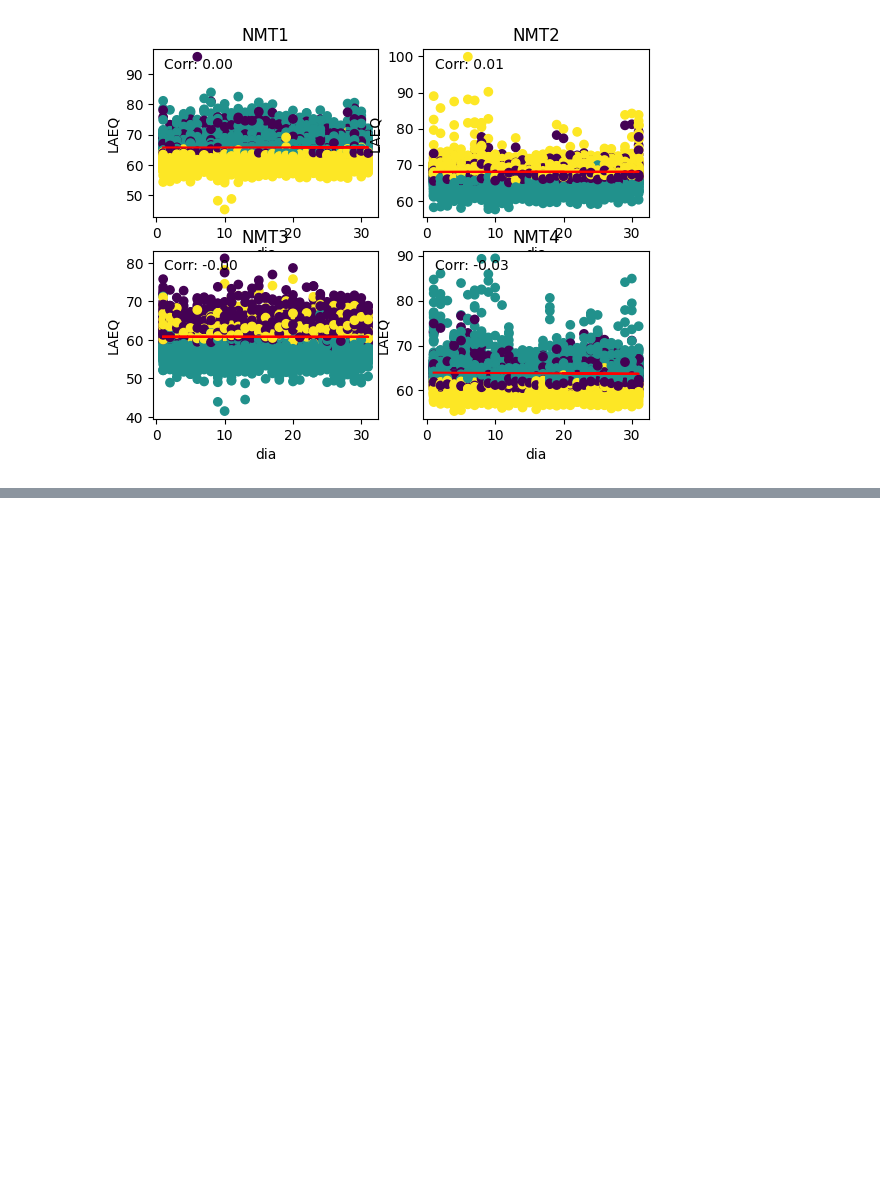
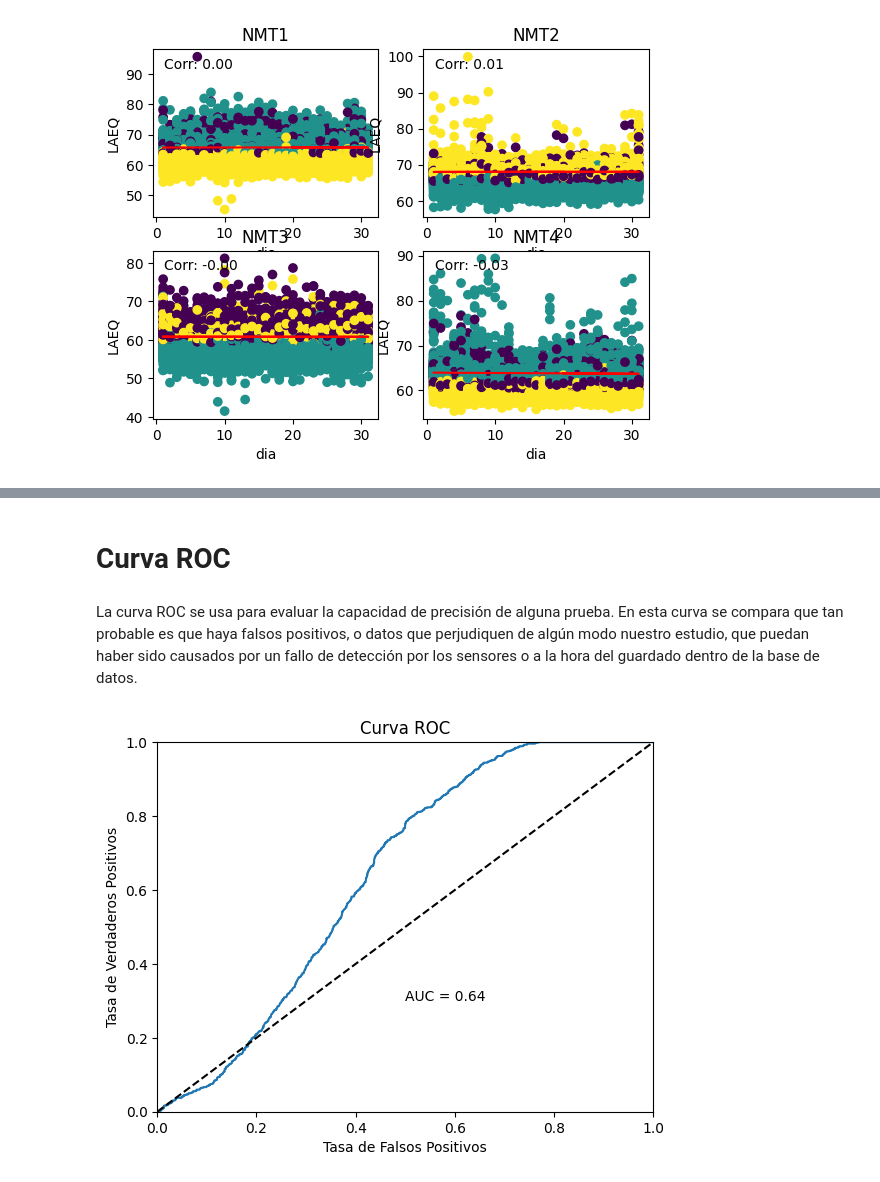
Before and after one commit to RubenGenillo/Proyecto_CONVIVE_Grupo3_repositorio, a Jupyter notebook: codigo coil/nb__2/Actividad4.ipynb, the cells around one changed output, grey strips where cells are left out. Drawn from its saved outputs; the diff is of its cells as text; code cells hidden in the pictures; blank space fills up the shorter version.

```diff
--- a/codigo coil/nb__2/Actividad4.ipynb
+++ b/codigo coil/nb__2/Actividad4.ipynb
@@ -475,0 +620,43 @@ nx.draw(G, with_labels=True, node_color='lightblue', edge_color='gray')
+# %% [markdown]
+# Curva ROC
+# %% [markdown]
+La curva ROC se usa para evaluar la capacidad de precisión de alguna prueba. En esta curva se compara que tan probable es que haya falsos positivos, o datos que perjudiquen de algún modo nuestro estudio, que puedan haber sido causados por un fallo de detección por los sensores o a la hora del guardado dentro de la base de datos.
+# %%
+import pandas as pd
+from sklearn.model_selection import train_test_split
+from sklearn.linear_model import LogisticRegression
+from sklearn.metrics import roc_curve, roc_auc_score
+import matplotlib.pyplot as plt
+
+# Con esto buscamos que tan certeras seran las predicciones de nuestro modelo
+
+# Cargar el csv
+df = pd.read_csv('clusterizado_1.csv', sep=';')
+
+# Definir la variable objetivo (Cluster 0 o no)
+df['target'] = df['cluster'].apply(lambda x: 1 if x == 0 else 0)
+
+# Dividir los datos en conjuntos de entrenamiento y prueba
+X_train, X_test, y_train, y_test = train_test_split(df[['dia', 'LAEQ']], df['target'], test_size=0.3, random_state=42)
+
+# Entrenar un modelo de regresión logística
+lr = LogisticRegression(random_state=42)
+lr.fit(X_train, y_train)
+
+# Generar la curva ROC y calcular el AUC
+y_pred_proba = lr.predict_proba(X_test)[:, 1]
+fpr, tpr, thresholds = roc_curve(y_test, y_pred_proba)
+auc = roc_auc_score(y_test, y_pred_proba)
+
+# Graficar la curva ROC
+plt.plot(fpr, tpr)
+plt.title('Curva ROC')
+plt.xlabel('Tasa de Falsos Positivos')
+plt.ylabel('Tasa de Verdaderos Positivos')
+plt.xlim([0, 1])
+plt.ylim([0, 1])
+plt.plot([0, 1], [0, 1], 'k--')
+plt.text(0.5, 0.3, 'AUC = {:.2f}'.format(auc))
+plt.show()
+# %% [output]
+[figure, added]
```
Also changed, not shown: parts of 37 cells of this notebook.
